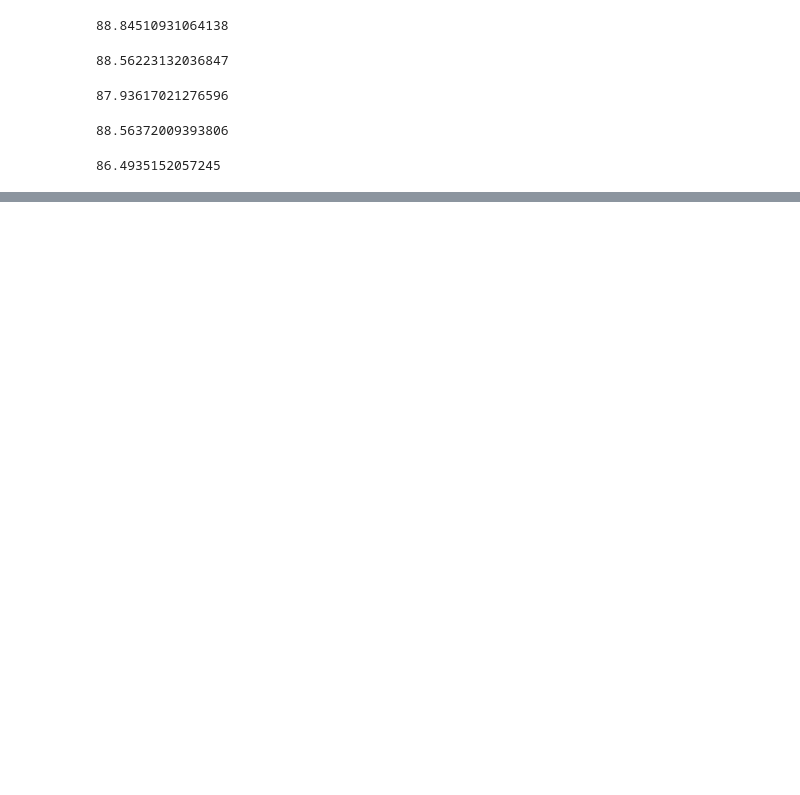
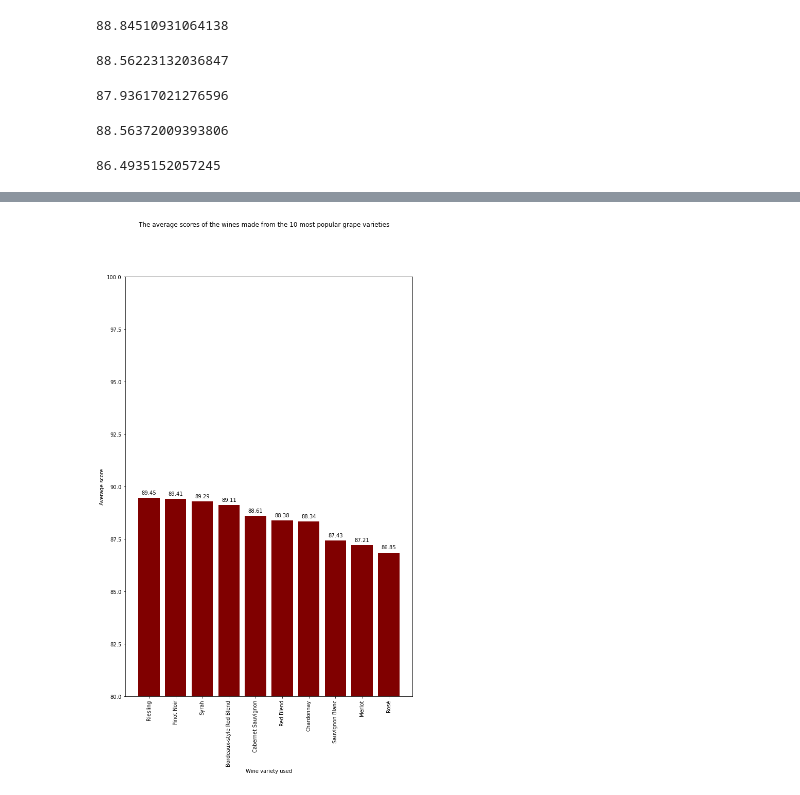
Before and after one commit to Juhantam/WineProject, a Jupyter notebook: WineProject.ipynb, the cells around one changed output, grey strips where cells are left out. Cells and saved outputs as stored; diff of their text form; code cells hidden in the pictures; blank space fills up the shorter version.

Commit message:
Find out average prices and scores for various attributes and plot them.

```diff
--- a/WineProject.ipynb
+++ b/WineProject.ipynb
@@ -335,0 +392,39 @@ df[df["country"] == "Chile"].points.mean()
+# %%
+import itertools
+
+x = []
+y = []
+x.append("Pinot Noir")
+y.append(df[df["variety"] == "Pinot Noir"].points.mean())
+x.append("Chardonnay")
+y.append(df[df["variety"] == "Chardonnay"].points.mean())
+x.append("Cabernet Sauvignon")
+y.append(df[df["variety"] == "Cabernet Sauvignon"].points.mean())
+x.append("Red Blend")
+y.append(df[df["variety"] == "Red Blend"].points.mean())
+x.append("Bordeaux-style Red Blend")
+y.append(df[df["variety"] == "Bordeaux-style Red Blend"].points.mean())
+x.append("Riesling")
+y.append(df[df["variety"] == "Riesling"].points.mean())
+x.append("Sauvignon Blanc")
+y.append(df[df["variety"] == "Sauvignon Blanc"].points.mean())
+x.append("Syrah")
+y.append(df[df["variety"] == "Syrah"].points.mean())
+x.append("Rosé")
+y.append(df[df["variety"] == "Rosé"].points.mean())
+x.append("Merlot")
+y.append(df[df["variety"] == "Merlot"].points.mean())
+
+y, x = zip(*sorted(zip(y, x), reverse = True))
+# %%
+plt.figure(figsize=(10,15))
+plt.bar(x, y, align='center', color = 'maroon')
+plt.xticks(x, x, rotation = 90)
+plt.gca().set_ylim([80, 100])
+plt.ylabel('Average score')
+plt.xlabel('Wine variety used')
+plt.suptitle('The average scores of the wines made from the 10 most popular grape varieties')
+add_value_labels(plt.gca())
+plt.show()
+# %% [output]
+[figure, added]
```
Also changed, not shown: parts of 15 cells of this notebook.
